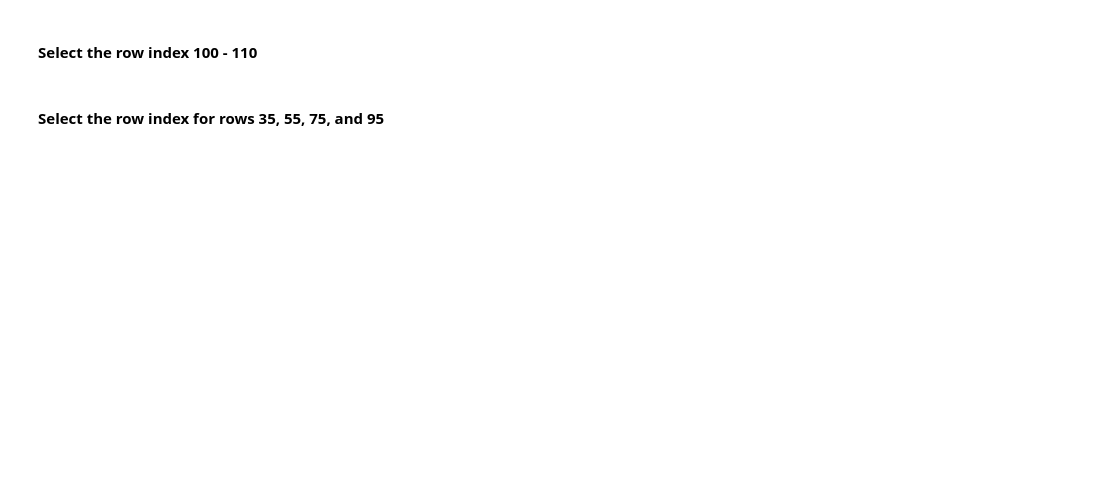
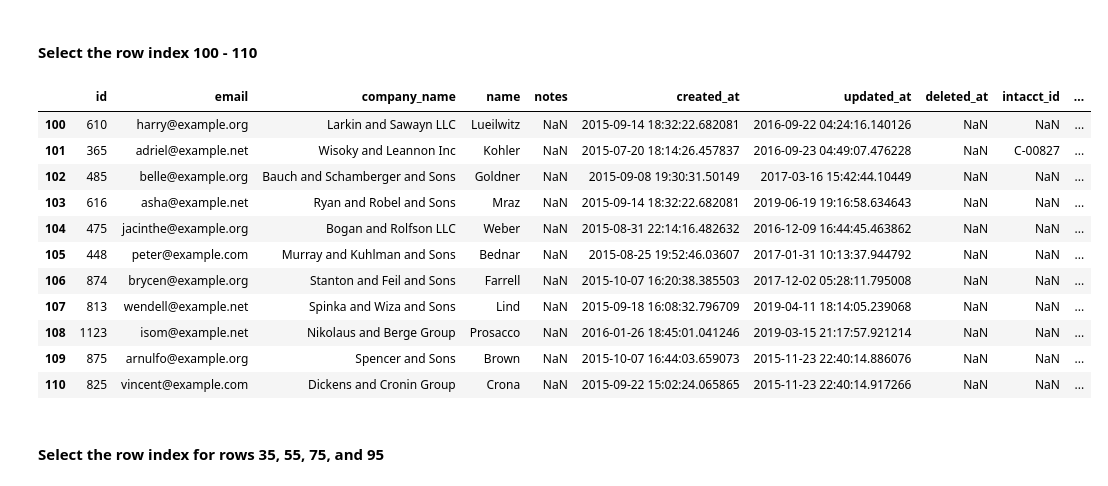
Before and after one commit to Samuel-Skinner/Pandas_Exercises, a Jupyter notebook: pandas-exercise.ipynb, the cells around one changed output. Drawn from its saved outputs; the diff is of its cells as text; code cells hidden in the pictures; blank space fills up the shorter version.

```diff
--- a/pandas-exercise.ipynb
+++ b/pandas-exercise.ipynb
@@ -59,7 +59,9 @@ There are three main methods in python to get a quick preview of your dataset. O
 import numpy as np
 import pandas as pd
 
-df = pd.read_csv("C:/ddimil/DDI Lessons/data/payers.csv")
+sam_filepath = "C:/ddimil/lessons/Pandas/data/payers.csv"
+brooks_filepath = "C:/ddimil/DDI Lessons/data/payers.csv"
+df = pd.read_csv(sam_filepath)
 df.head()
 # %% [output]
 |  | id | email | company_name | name | notes | created_at | updated_at | deleted_at | intacct_id | ... |
@@ -179,6 +181,8 @@ Note: It can sometimes
 #### Create a copy of your original dataframe called df_copy
 # %% [markdown]
 Remember that you can use both **.loc** and **.iloc** to access either rows or columns in a dataframe.
+# %%
+df_copy = df.copy()
 # %% [markdown]
 #### Select the 50th row in df_copy
 # %% [markdown]
@@ -188,4 +226,19 @@ Remember: Python and Pandas both start counting at 0, so the very first row is r
 # %% [markdown]
 #### Select the row index 100 - 110
+# %%
+df_copy.iloc[100:111]
+# %% [output]
+|  | id | email | company_name | name | notes | created_at | updated_at | deleted_at | intacct_id | ... |
+| 100 | 610 | harry@example.org | Larkin and Sawayn LLC | Lueilwitz | NaN | 2015-09-14 18:32:22.682081 | 2016-09-22 04:24:16.140126 | NaN | NaN | ... |
+| 101 | 365 | adriel@example.net | Wisoky and Leannon Inc | Kohler | NaN | 2015-07-20 18:14:26.457837 | 2016-09-23 04:49:07.476228 | NaN | C-00827 | ... |
+| 102 | 485 | belle@example.org | Bauch and Schamberger and Sons | Goldner | NaN | 2015-09-08 19:30:31.50149 | 2017-03-16 15:42:44.10449 | NaN | NaN | ... |
+| 103 | 616 | asha@example.net | Ryan and Robel and Sons | Mraz | NaN | 2015-09-14 18:32:22.682081 | 2019-06-19 19:16:58.634643 | NaN | NaN | ... |
+| 104 | 475 | jacinthe@example.org | Bogan and Rolfson LLC | Weber | NaN | 2015-08-31 22:14:16.482632 | 2016-12-09 16:44:45.463862 | NaN | NaN | ... |
+| 105 | 448 | peter@example.com | Murray and Kuhlman and Sons | Bednar | NaN | 2015-08-25 19:52:46.03607 | 2017-01-31 10:13:37.944792 | NaN | NaN | ... |
+| 106 | 874 | brycen@example.org | Stanton and Feil and Sons | Farrell | NaN | 2015-10-07 16:20:38.385503 | 2017-12-02 05:28:11.795008 | NaN | NaN | ... |
+| 107 | 813 | wendell@example.net | Spinka and Wiza and Sons | Lind | NaN | 2015-09-18 16:08:32.796709 | 2019-04-11 18:14:05.239068 | NaN | NaN | ... |
+| 108 | 1123 | isom@example.net | Nikolaus and Berge Group | Prosacco | NaN | 2016-01-26 18:45:01.041246 | 2019-03-15 21:17:57.921214 | NaN | NaN | ... |
+| 109 | 875 | arnulfo@example.org | Spencer and Sons | Brown | NaN | 2015-10-07 16:44:03.659073 | 2015-11-23 22:40:14.886076 | NaN | NaN | ... |
+| 110 | 825 | vincent@example.com | Dickens and Cronin Group | Crona | NaN | 2015-09-22 15:02:24.065865 | 2015-11-23 22:40:14.917266 | NaN | NaN | ... |
 # %% [markdown]
 #### Select the row index for rows 35, 55, 75, and 95
```
Also changed, not shown: parts of 10 cells of this notebook.
